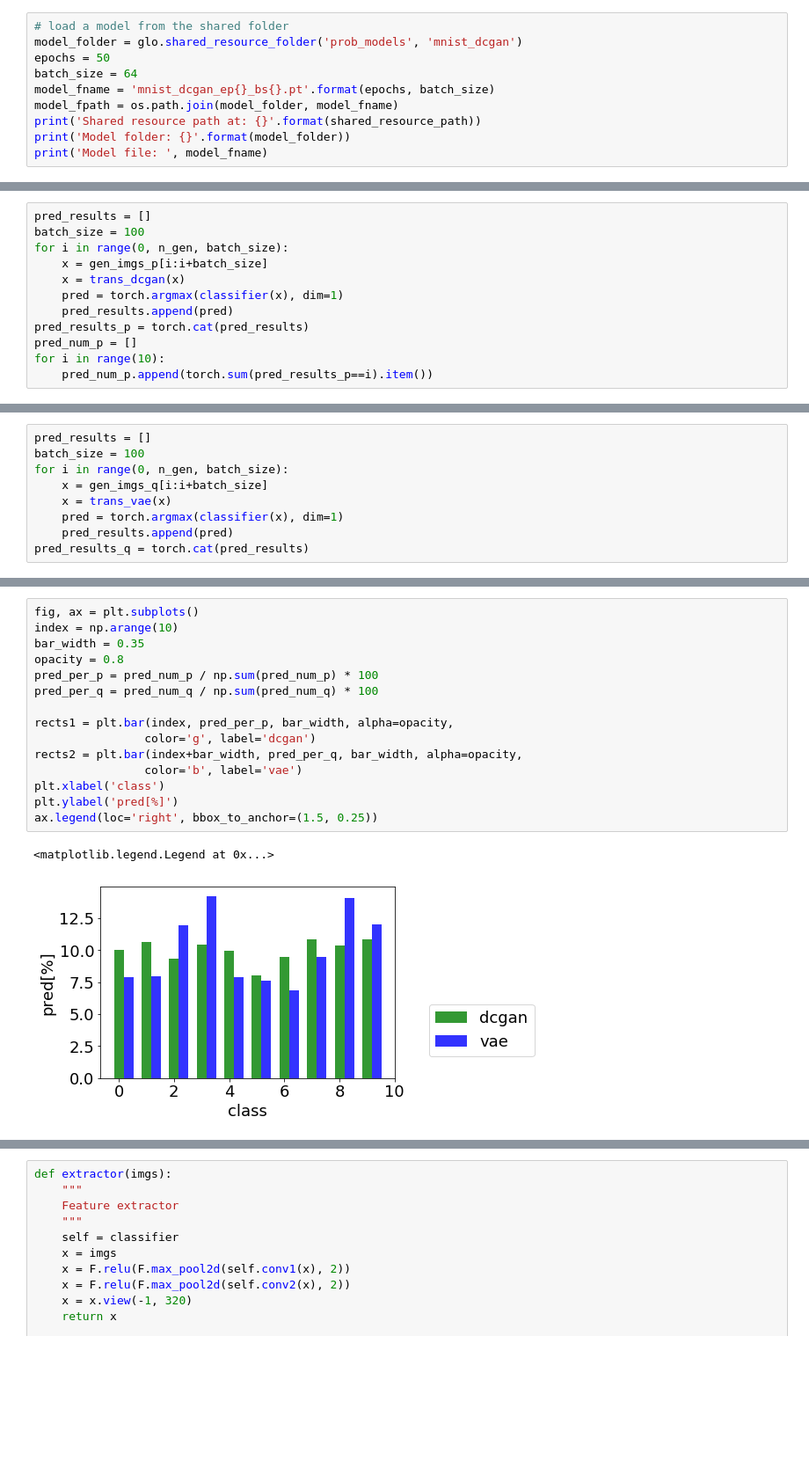
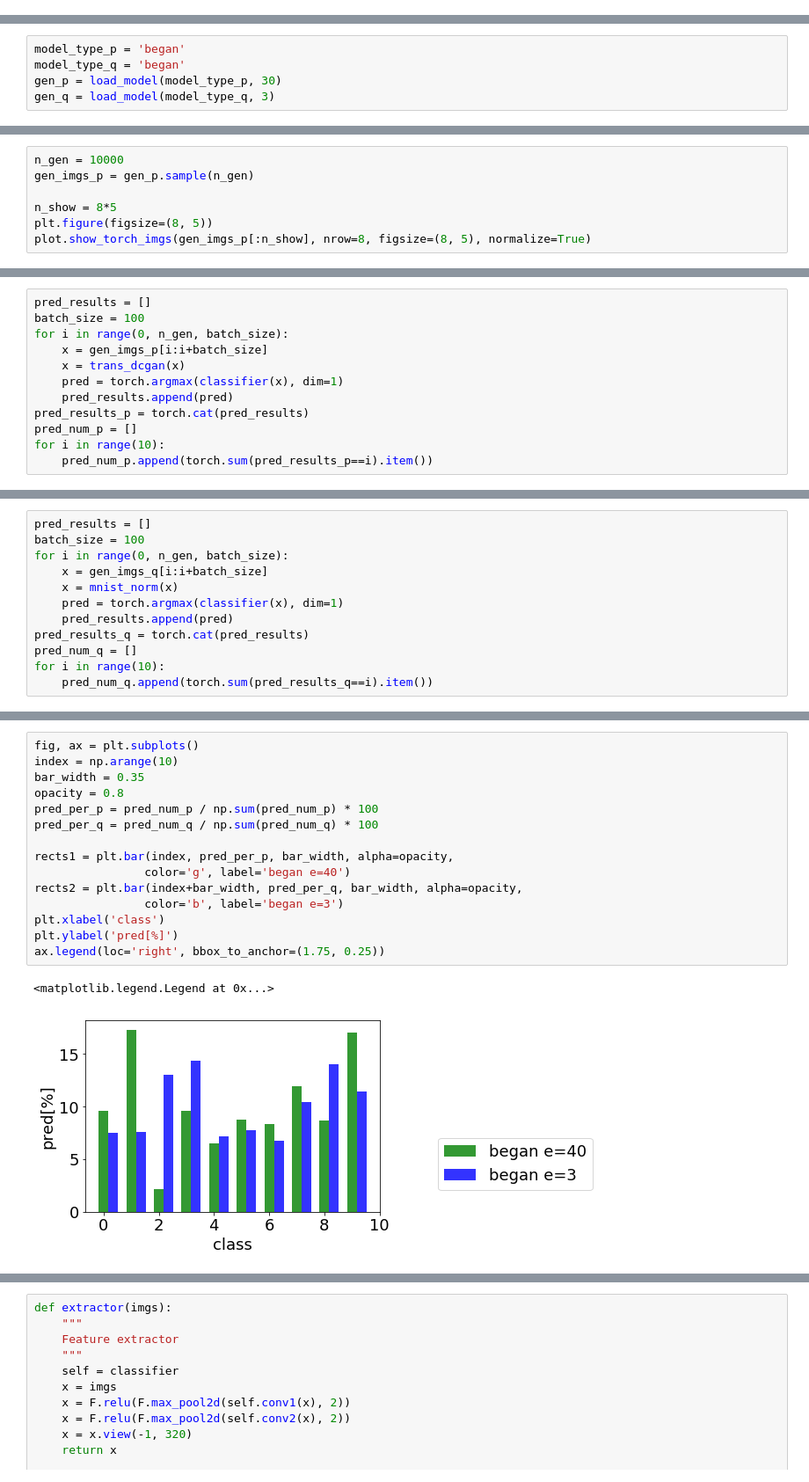
Before and after one commit to wittawatj/kernel-mod, a Jupyter notebook: ipynb/gan/mnist_barchart.ipynb, the cells around one changed output, grey strips where cells are left out. Shown at 88% size. Drawn from its saved outputs; the diff is of its cells as text; blank space fills up the shorter version.

Commit message:
add began to barchart plot ipynb

```diff
--- a/ipynb/gan/mnist_barchart.ipynb
+++ b/ipynb/gan/mnist_barchart.ipynb
@@ -103,10 +109,0 @@ def vae_sample(vae, n):
-# %%
-# load a model from the shared folder
-model_folder = glo.shared_resource_folder('prob_models', 'mnist_dcgan')
-epochs = 50
-batch_size = 64
-model_fname = 'mnist_dcgan_ep{}_bs{}.pt'.format(epochs, batch_size)
-model_fpath = os.path.join(model_folder, model_fname)
-print('Shared resource path at: {}'.format(shared_resource_path))
-print('Model folder: {}'.format(model_folder))
-print('Model file: ', model_fname)
@@ -126,0 +163,5 @@ gen_imgs_p = dcgan.sample(n_gen)
+# %%
+model_type_p = 'began'
+model_type_q = 'began'
+gen_p = load_model(model_type_p, 30)
+gen_q = load_model(model_type_q, 3)
@@ -126,0 +175,7 @@ gen_imgs_p = dcgan.sample(n_gen)
+# %%
+n_gen = 10000
+gen_imgs_p = gen_p.sample(n_gen)
+
+n_show = 8*5
+plt.figure(figsize=(8, 5))
+plot.show_torch_imgs(gen_imgs_p[:n_show], nrow=8, figsize=(8, 5), normalize=True)
@@ -153,7 +223,10 @@ pred_results = []
 batch_size = 100
 for i in range(0, n_gen, batch_size):
     x = gen_imgs_q[i:i+batch_size]
-    x = trans_vae(x)
+    x = mnist_norm(x)
     pred = torch.argmax(classifier(x), dim=1)
     pred_results.append(pred)
 pred_results_q = torch.cat(pred_results)
+pred_num_q = []
+for i in range(10):
+    pred_num_q.append(torch.sum(pred_results_q==i).item())
@@ -178,18 +247,18 @@ plt.bar(np.arange(10), pred_num_q/np.sum(pred_num_q)*100, alpha=0.5)
 # %%
 fig, ax = plt.subplots()
 index = np.arange(10)
 bar_width = 0.35
 opacity = 0.8
 pred_per_p = pred_num_p / np.sum(pred_num_p) * 100
 pred_per_q = pred_num_q / np.sum(pred_num_q) * 100
 
 rects1 = plt.bar(index, pred_per_p, bar_width, alpha=opacity,
-                color='g', label='dcgan')
+                color='g', label='began e=40')
 rects2 = plt.bar(index+bar_width, pred_per_q, bar_width, alpha=opacity,
-                color='b', label='vae')
+                color='b', label='began e=3')
 plt.xlabel('class')
 plt.ylabel('pred[%]')
-ax.legend(loc='right', bbox_to_anchor=(1.5, 0.25))
+ax.legend(loc='right', bbox_to_anchor=(1.75, 0.25))
 # %% [output]
 <matplotlib.legend.Legend at 0x...>
-[figure, old version]
+[figure, new version]
```
Also changed, not shown: parts of 27 cells of this notebook, 1 other file.
